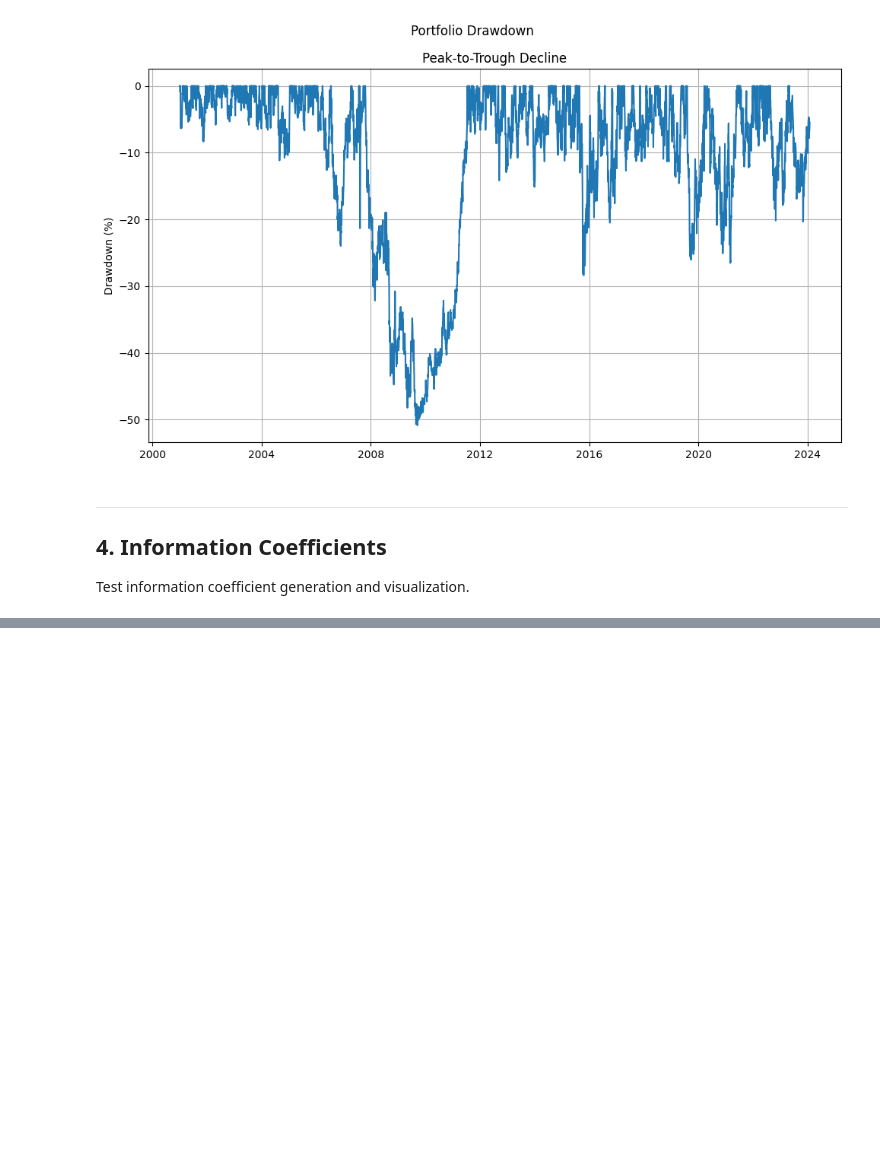
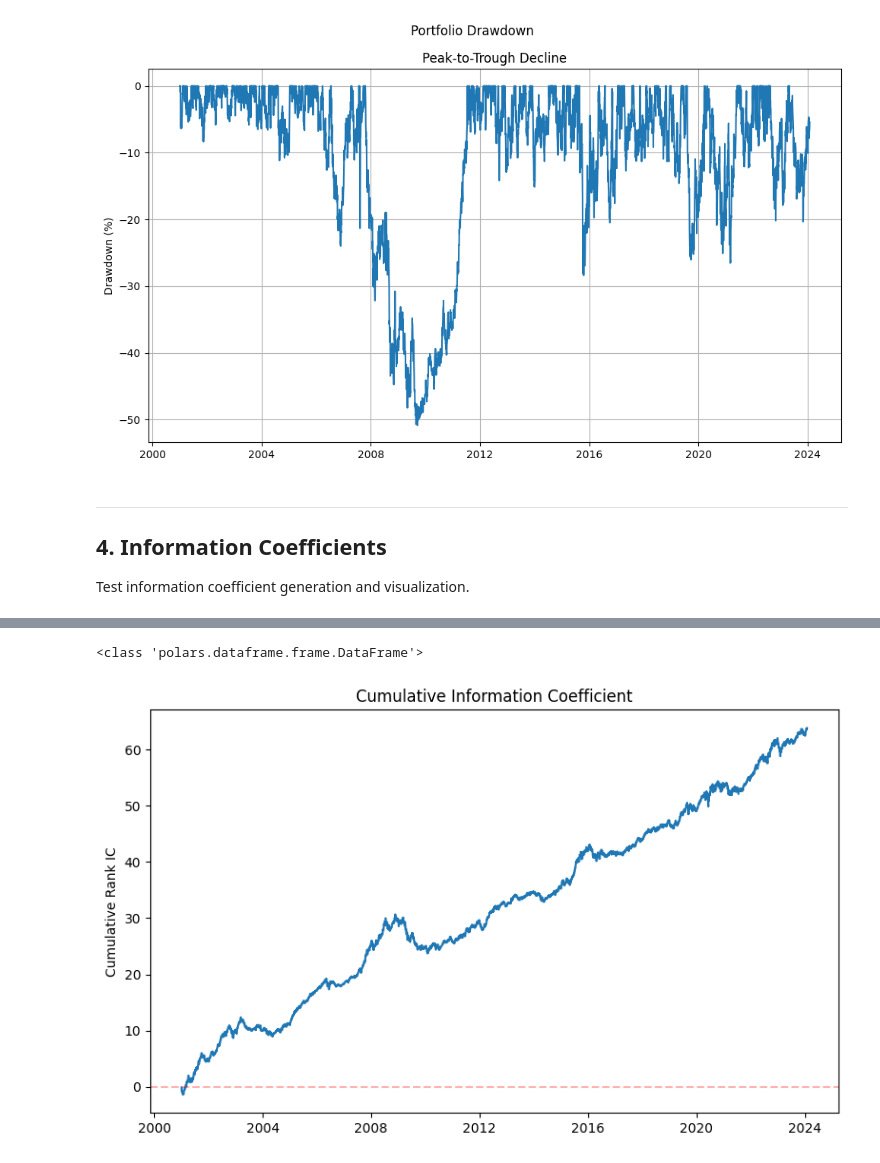
Before and after one commit to BYUSilverFund/sf-quant, a Jupyter notebook: test_performance_functions.ipynb, the cells around one changed output, grey strips where cells are left out. Drawn from its saved outputs; the diff is of its cells as text; code cells hidden in the pictures; blank space fills up the shorter version.

Commit message:
Update tutorial, modify ic chart for cumulative ic.

```diff
--- a/test_performance_functions.ipynb
+++ b/test_performance_functions.ipynb
@@ -205,3 +227,9 @@ sfp.generate_drawdown_chart(
 ## 4. Information Coefficients
 
 Test information coefficient generation and visualization.
+# %%
+alphas = (pl.read_parquet("/home/acriddl2/Projects/momentum.parquet")
+    .select(['date', 'barrid', 'alpha'])
+    .rename({'alpha': 'alpha'})
+)
+alphas
@@ -208,3 +251,35 @@ Test information coefficient generation and visualization.
+# %%
+# !export ASSETS_TABLE=/home/acriddl2/groups/grp_quant/database/research/assets
+# !export CRSP_DAILY_TABLE=/home/acriddl2/groups/grp_quant/database/research/crsp_daily
+# !export CRSP_MONTHLY_TABLE=/home/acriddl2/groups/grp_quant/database/research/crsp_monthly
+# !export CRSP_EVENTS_TABLE=/home/acriddl2/groups/grp_quant/database/research/crsp_events
+# !export EXPOSURES_TABLE=/home/acriddl2/groups/grp_quant/database/research/exposures
+# !export COVARIANCES_TABLE=/home/acriddl2/groups/grp_quant/database/research/covariances
+# !export FACTORS_TABLE=/home/acriddl2/groups/grp_quant/database/research/factors
+
+start = alphas["date"].min()
+end = alphas["date"].max()
+
+columns = [
+    'date',
+    'barrid',
+    # 'ticker',
+    # 'price',
+    'return',
+    # 'specific_risk',
+    # 'predicted_beta'
+]
+
+rets = (
+    sfd.load_assets(
+    start=start,
+    end=end,
+    in_universe=True,
+    columns=columns
+)
+    .select(['date', 'barrid', 'return'])
+    .with_columns(pl.col('return').truediv(100))
+)
 # %%
-# ics = sfp.generate_alpha_ics(alphas, rets)
-# ics.head()
+ics = sfp.generate_alpha_ics(alphas, rets)
+ics
@@ -211,2 +301,6 @@ Test information coefficient generation and visualization.
 # %%
-# sfp.generate_ic_chart(ics)
+print(type(ics))
+sfp.generate_ic_chart(ics)
+# %% [output]
+<class 'polars.dataframe.frame.DataFrame'>
+[figure, added]
```
Also changed, not shown: parts of 4 cells of this notebook, 1 other file.
